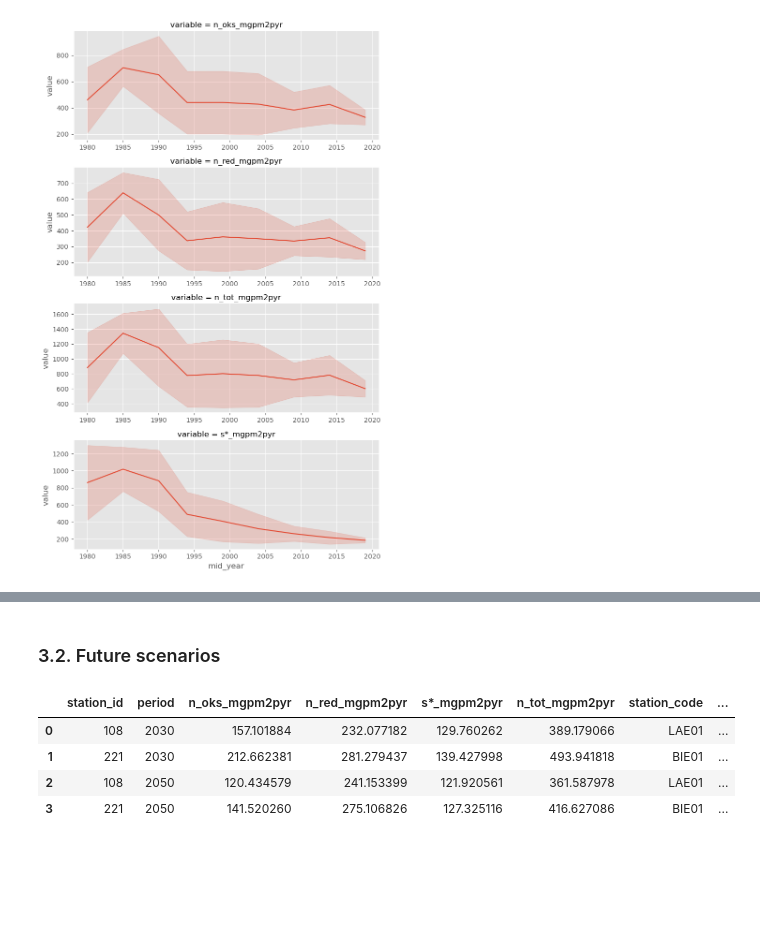
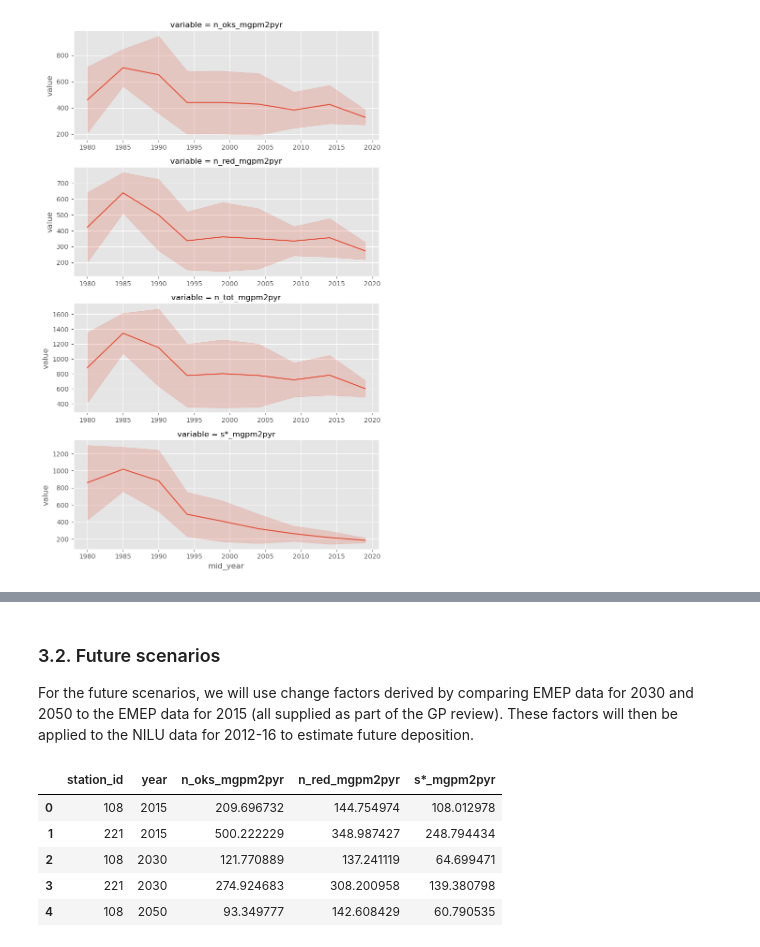
Before and after one commit to NIVANorge/1k_lakes_magic_model_dep, a Jupyter notebook: notebooks/extract_dep_langtjern_birkenes_1000_lakes.ipynb, the cells around one changed output, grey strips where cells are left out. Saved outputs shown, nothing was run; the diff lists cells and outputs as text; code cells hidden in the pictures; blank space fills up the shorter version.

Commit message:
Update analysis using EMEP 2015 baseline

```diff
--- a/notebooks/extract_dep_langtjern_birkenes_1000_lakes.ipynb
+++ b/notebooks/extract_dep_langtjern_birkenes_1000_lakes.ipynb
@@ -53,7 +51,7 @@ for series_id, series_data in series_dict.items():
 
     # Get spatial grid
     sql = text(f"SELECT * FROM deposition.dep_grid_{grid}")
-    grid_gdf = gpd.read_postgis(sql, cl_eng).to_crs("epsg:25833")
+    grid_gdf = gpd.read_postgis(sql, eng).to_crs("epsg:25833")
 
     # Read dep data
     sql = (
@@ -71,7 +69,7 @@ for series_id, series_data in series_dict.items():
     if grid == "emep":
         sql += " AND veg_class_id = 1"
     sql = text(sql)
-    dep_df = pd.read_sql(sql, cl_eng, params={"series_id": series_id})
+    dep_df = pd.read_sql(sql, eng, params={"series_id": series_id})
     dep_df["par_unit"] = dep_df["name"] + "_" + dep_df["unit"]
     del dep_df["name"], dep_df["unit"], dep_df["series_id"]
     dep_df.set_index(["cell_id", "par_unit"], inplace=True)
@@ -298,4 +280,4 @@ Data variables: (12/49)
 # %%
-# Load data from URL into memory to improve performance later
-ds = ds.load()
+# # Load data from URL into memory to improve performance later
+# ds = ds.load()
 # %%
@@ -335,68 +313,47 @@ emep_df.head()
 # %% [markdown]
 ### 3.2. Future scenarios
+
+For the future scenarios, we will use change factors derived by comparing EMEP data for 2030 and 2050 to the EMEP data for 2015 (all supplied as part of the GP review). These factors will then be applied to the NILU data for 2012-16 to estimate future deposition.
 # %%
 scenario = "Baseline"  # 'Baseline', 'MFR' or 'Diet_low'
+par_dict = {
+    "DEP_OXN": "n_oks_mgpm2pyr",
+    "DEP_RDN": "n_red_mgpm2pyr",
+    "DEP_SOX": "s*_mgpm2pyr",
+}
 # %%
+# Process EMEP scenarios
+stn_df = stn_gdf.drop("geometry", axis="columns")
+stn_ds = stn_df.set_index("station_id").to_xarray()
+
 df_list = []
-for year in [2030, 2050]:
-    fpath = f"/home/jovyan/shared/icp_waters/deposition_data/gp_review_scenarios/EMEP01_rv4.45_met2015_emis{year}_{scenario}_v1C_CCE-ICPwaters.nc"
+for year in [2015, 2030, 2050]:
+    fpath = f"/home/jovyan/shared/common/icp_waters/deposition_data/gp_review_scenarios/EMEP01_rv4.45_met2015_emis{year}_{scenario}_v1C_CCE-ICPwaters.nc"
     ds = xr.open_dataset(fpath)
     ds = calculate_dep_totals(ds)
     scen_df = (
-        ds[par_list]
+        ds[par_dict.keys()]
         .sel(lat=stn_ds["latitude"], lon=stn_ds["longitude"], method="nearest")
         .to_dataframe()
         .reset_index()
     )
-    scen_df["year"] = str(year)
-    scen_df = scen_df[["station_id", "year"] + par_list]
+    scen_df["year"] = year
+    scen_df = scen_df[["station_id", "year"] + list(par_dict.keys())]
     scen_df.rename(
-        {
-            "DEP_OXN": "n_oks_mgpm2pyr",
-            "DEP_RDN": "n_red_mgpm2pyr",
-            "DEP_SOX": "s*_mgpm2pyr",
-        },
+        par_dict,
         inplace=True,
         axis="columns",
     )
     df_list.append(scen_df.set_index(["station_id", "year"]))
 
 scen_df = pd.concat(df_list, axis="rows").reset_index()
 
-# Join EMEP and NILU historic data
-scen_df = pd.merge(
-    scen_df, emep_df, on="station_id", how="left", suffixes=("_emep_scen", "_emep_base")
-)
-nilu_df = df.query("period == '2017-2021'")[
-    ["station_id", "n_oks_mgpm2pyr", "n_red_mgpm2pyr", "s*_mgpm2pyr"]
-]
-scen_df = pd.merge(scen_df, nilu_df, on="station_id", how="left")
-
-# Calculate changes relative to NILU baseline
-for par in ["n_oks_mgpm2pyr", "n_red_mgpm2pyr", "s*_mgpm2pyr"]:
-    scen_df[par] = (
-        scen_df[par] * scen_df[par + "_emep_scen"] / scen_df[par + "_emep_base"]
-    )
-    del scen_df[par + "_emep_scen"], scen_df[par + "_emep_base"]
-del scen_df["year_emep_base"]
-
-scen_df["n_tot_mgpm2pyr"] = scen_df["n_oks_mgpm2pyr"] + scen_df["n_red_mgpm2pyr"]
-
-scen_df.rename(
-    {
-        "year_emep_scen": "period",
-    },
-    inplace=True,
-    axis="columns",
-)
-
-scen_df = pd.merge(scen_df, stn_df, on="station_id", how="left")
-
 scen_df.head()
 # %% [output]
-|  | station_id | period | n_oks_mgpm2pyr | n_red_mgpm2pyr | s*_mgpm2pyr | n_tot_mgpm2pyr | station_code | ... |
-| 0 | 108 | 2030 | 157.101884 | 232.077182 | 129.760262 | 389.179066 | LAE01 | ... |
-| 1 | 221 | 2030 | 212.662381 | 281.279437 | 139.427998 | 493.941818 | BIE01 | ... |
-| 2 | 108 | 2050 | 120.434579 | 241.153399 | 121.920561 | 361.587978 | LAE01 | ... |
-| 3 | 221 | 2050 | 141.520260 | 275.106826 | 127.325116 | 416.627086 | BIE01 | ... |
+|  | station_id | year | n_oks_mgpm2pyr | n_red_mgpm2pyr | s*_mgpm2pyr |
+| 0 | 108 | 2015 | 209.696732 | 144.754974 | 108.012978 |
+| 1 | 221 | 2015 | 500.222229 | 348.987427 | 248.794434 |
+| 2 | 108 | 2030 | 121.770889 | 137.241119 | 64.699471 |
+| 3 | 221 | 2030 | 274.924683 | 308.200958 | 139.380798 |
+| 4 | 108 | 2050 | 93.349777 | 142.608429 | 60.790535 |
 # %%
```
Also changed, not shown: parts of 9 cells of this notebook, 5 other files.
